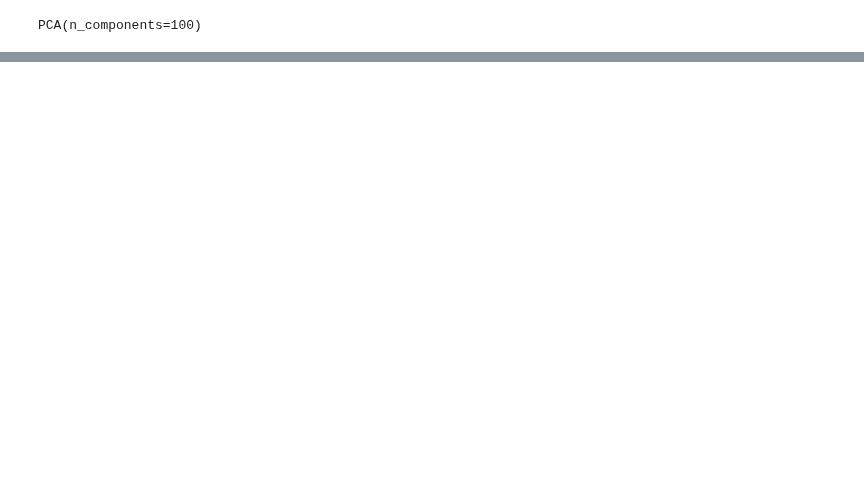
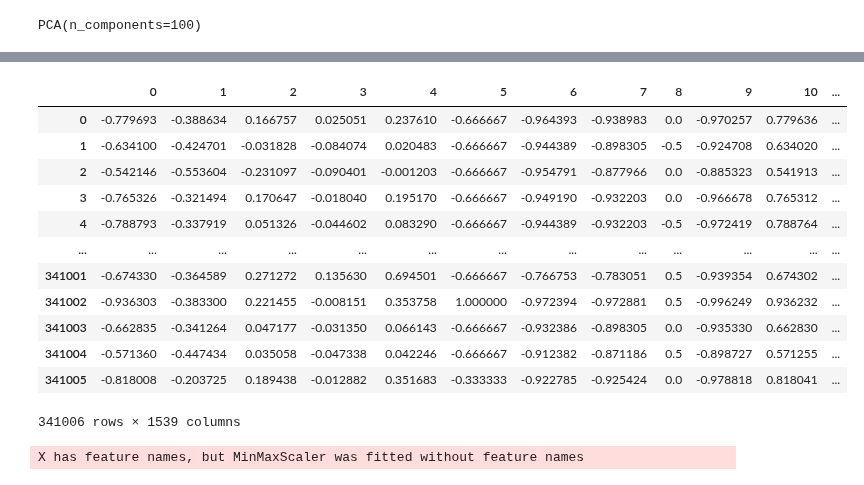
Before and after one commit to MichalKrzyzanski2002/Foundations-Data-Science-Project, a Jupyter notebook: Prediction NN.ipynb, the cells around one changed output, grey strips where cells are left out. Saved outputs shown, nothing was run; the diff lists cells and outputs as text; code cells hidden in the pictures; blank space fills up the shorter version.

```diff
--- a/Prediction NN.ipynb
+++ b/Prediction NN.ipynb
@@ -218,0 +211,30 @@ pred=model.predict(X_test)
+# %%
+test
+# %% [output]
+|  | 0 | 1 | 2 | 3 | 4 | 5 | 6 | 7 | 8 | 9 | 10 | ... |
+| 0 | -0.779693 | -0.388634 | 0.166757 | 0.025051 | 0.237610 | -0.666667 | -0.964393 | -0.938983 | 0.0 | -0.970257 | 0.779636 | ... |
+| 1 | -0.634100 | -0.424701 | -0.031828 | -0.084074 | 0.020483 | -0.666667 | -0.944389 | -0.898305 | -0.5 | -0.924708 | 0.634020 | ... |
+| 2 | -0.542146 | -0.553604 | -0.231097 | -0.090401 | -0.001203 | -0.666667 | -0.954791 | -0.877966 | 0.0 | -0.885323 | 0.541913 | ... |
+| 3 | -0.765326 | -0.321494 | 0.170647 | -0.018040 | 0.195170 | -0.666667 | -0.949190 | -0.932203 | 0.0 | -0.966678 | 0.765312 | ... |
+| 4 | -0.788793 | -0.337919 | 0.051326 | -0.044602 | 0.083290 | -0.666667 | -0.944389 | -0.932203 | -0.5 | -0.972419 | 0.788764 | ... |
+| ... | ... | ... | ... | ... | ... | ... | ... | ... | ... | ... | ... | ... |
+| 341001 | -0.674330 | -0.364589 | 0.271272 | 0.135630 | 0.694501 | -0.666667 | -0.766753 | -0.783051 | 0.5 | -0.939354 | 0.674302 | ... |
+| 341002 | -0.936303 | -0.383300 | 0.221455 | -0.008151 | 0.353758 | 1.000000 | -0.972394 | -0.972881 | 0.5 | -0.996249 | 0.936232 | ... |
+| 341003 | -0.662835 | -0.341264 | 0.047177 | -0.031350 | 0.066143 | -0.666667 | -0.932386 | -0.898305 | 0.0 | -0.935330 | 0.662830 | ... |
+| 341004 | -0.571360 | -0.447434 | 0.035058 | -0.047338 | 0.042246 | -0.666667 | -0.912382 | -0.871186 | 0.5 | -0.898727 | 0.571255 | ... |
+| 341005 | -0.818008 | -0.203725 | 0.189438 | -0.012882 | 0.351683 | -0.333333 | -0.922785 | -0.925424 | 0.0 | -0.978818 | 0.818041 | ... |
+341006 rows × 1539 columns
+# %%
+data=pd.read_csv("cleaned_test.csv")
+test=data
+test['vendor_id']=test["vendor_id"].map(str)
+test['pickup_boro_code']=test["pickup_boro_code"].map(str)
+test['dropoff_boro_code']=test["dropoff_boro_code"].map(str)
+test_dummies=pd.get_dummies(test)
+test=pd.DataFrame(poly.fit_transform(test.select_dtypes(exclude=["object"])))
+test.columns = test.columns.astype(str)
+test=pd.DataFrame(scaler.transform(test))
+import sklearn.preprocessing
+test_result=pd.merge(test,test_dummies[test_dummies.columns[10:len(test_dummies.columns)]], how="outer",left_index=True, right_index=True)
+# %% [output]
+X has feature names, but MinMaxScaler was fitted without feature names
```
Also changed, not shown: parts of 37 cells of this notebook, 5 other files.
